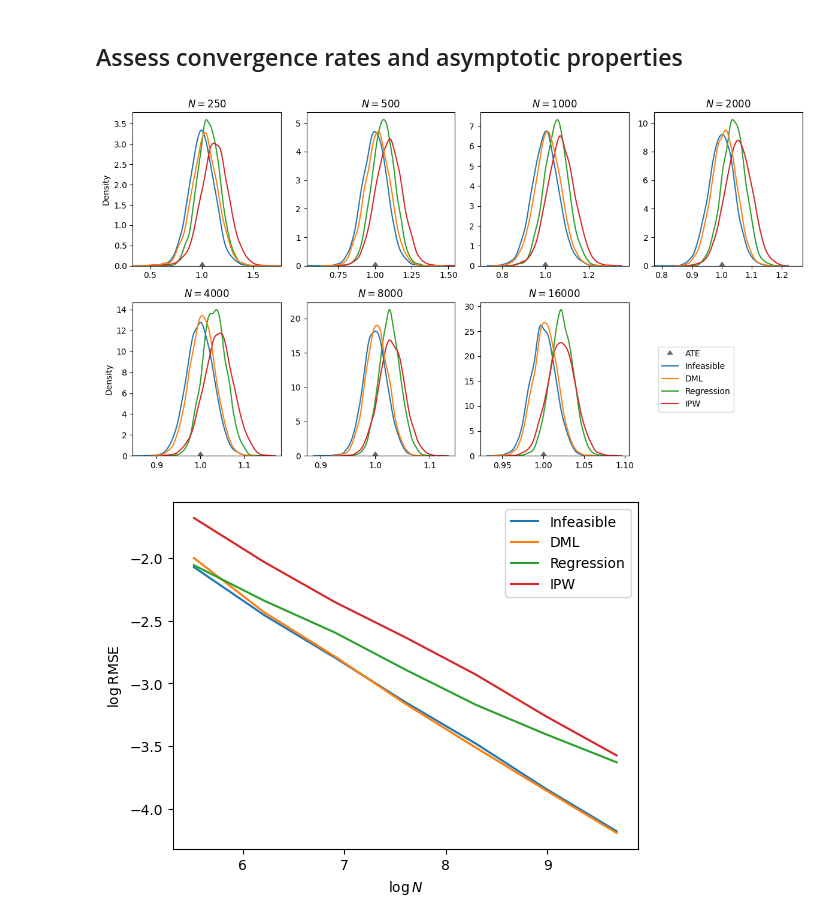
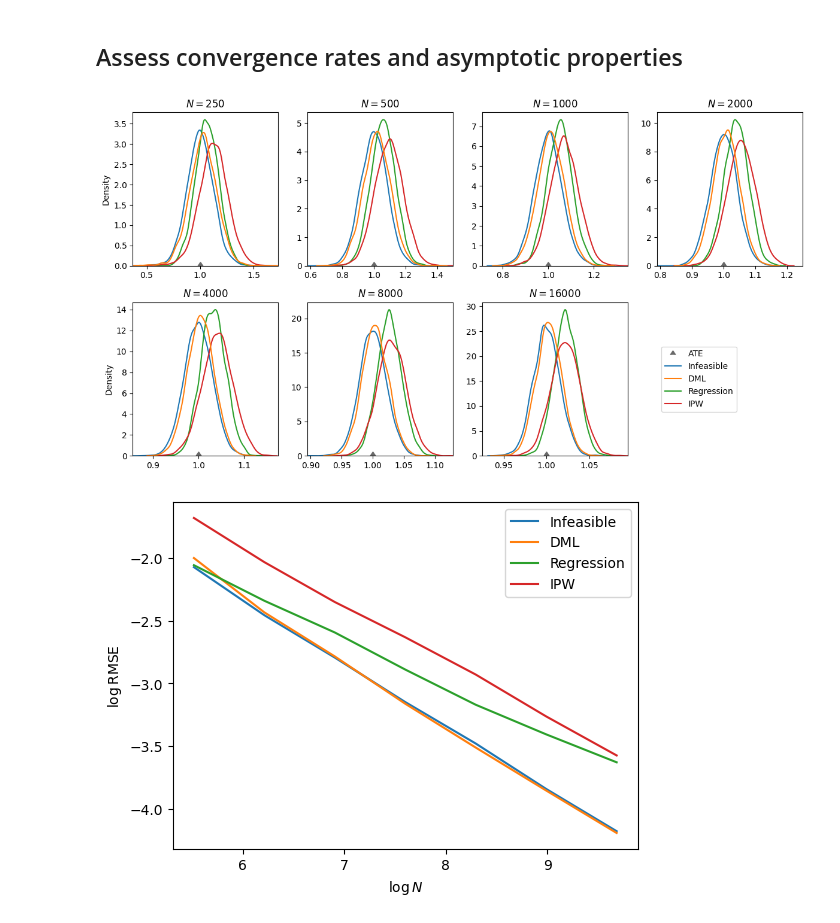
Before and after one commit to zijianwang2000/MA_CausalML, a Jupyter notebook: Simple model (3 confounders)/Visualization_1.ipynb, the cells around one changed output. Drawn from its saved outputs; the diff is of its cells as text; code cells hidden in the pictures.

Commit message:
Plots 1

```diff
--- a/Simple model (3 confounders)/Visualization_1.ipynb
+++ b/Simple model (3 confounders)/Visualization_1.ipynb
@@ -29,39 +29,42 @@ fig, axes = plt.subplots(nrows=2, ncols=4, figsize=(12, 6.5))
 
 for i, (N, results) in enumerate(results_dict.items()):
     ax = axes.flat[i]
     ax.scatter(theta_0, 0, marker=10, color='dimgrey', label='ATE')
     ate_estimates = results[0]
     for k in [0, 2, 3, 1]:
         sns.kdeplot(ate_estimates[:,k], ax=ax, color=colors[k], label=names[k])
     ax.set_title(r'$N=$' + f'{N}')
 
     if not (i==0 or i==4):
         ax.set_ylabel('')
     if i==0:
-        ax.set_xlim(left=0.33, right=1.77)
+        ax.set_xlim(left=0.37, right=1.73)
     elif i==1:
-        ax.set_xlim(left=0.535, right=1.545)
+        ax.set_xlim(left=0.58, right=1.50)
     elif i==2:
-        ax.set_xlim(left=0.7, right=1.385)
+        ax.set_xlim(left=0.71, right=1.35)
     elif i==3:
-        ax.set_xlim(left=0.775, right=1.27)
+        ax.set_xlim(left=0.79, right=1.25)
     elif i==4:
-        ax.set_xlim(left=0.845, right=1.185)
+        ax.set_xlim(left=0.855, right=1.175)
     elif i==5:
+        ax.set_xlim(left=0.895, right=1.129)
         ax.set_yticks([0, 5, 10, 15, 20])
+    elif i==6:
+        ax.set_xlim(left=0.925, right=1.095)
     if i==6:
         handles, labels = ax.get_legend_handles_labels()
 
 order = [0, 1, 4, 2, 3]
 axes.flat[-1].legend([handles[j] for j in order], [labels[j] for j in order],
                      loc='center left', bbox_to_anchor=(0, 0.5))
 axes.flat[-1].axis('off')
 fig.tight_layout()
 
 for fmt in ['png', 'pdf']:
     fig.savefig(f'figures_1/Visual_comparison.{fmt}', dpi=300, bbox_inches='tight')
 # %% [output]
-[figure, old version]
+[figure, new version]
 # %%
 # Convergence rates
 rmse = np.empty((len(sample_sizes), 4))
```
Also changed, not shown: parts of 2 cells of this notebook, 10 other files.
